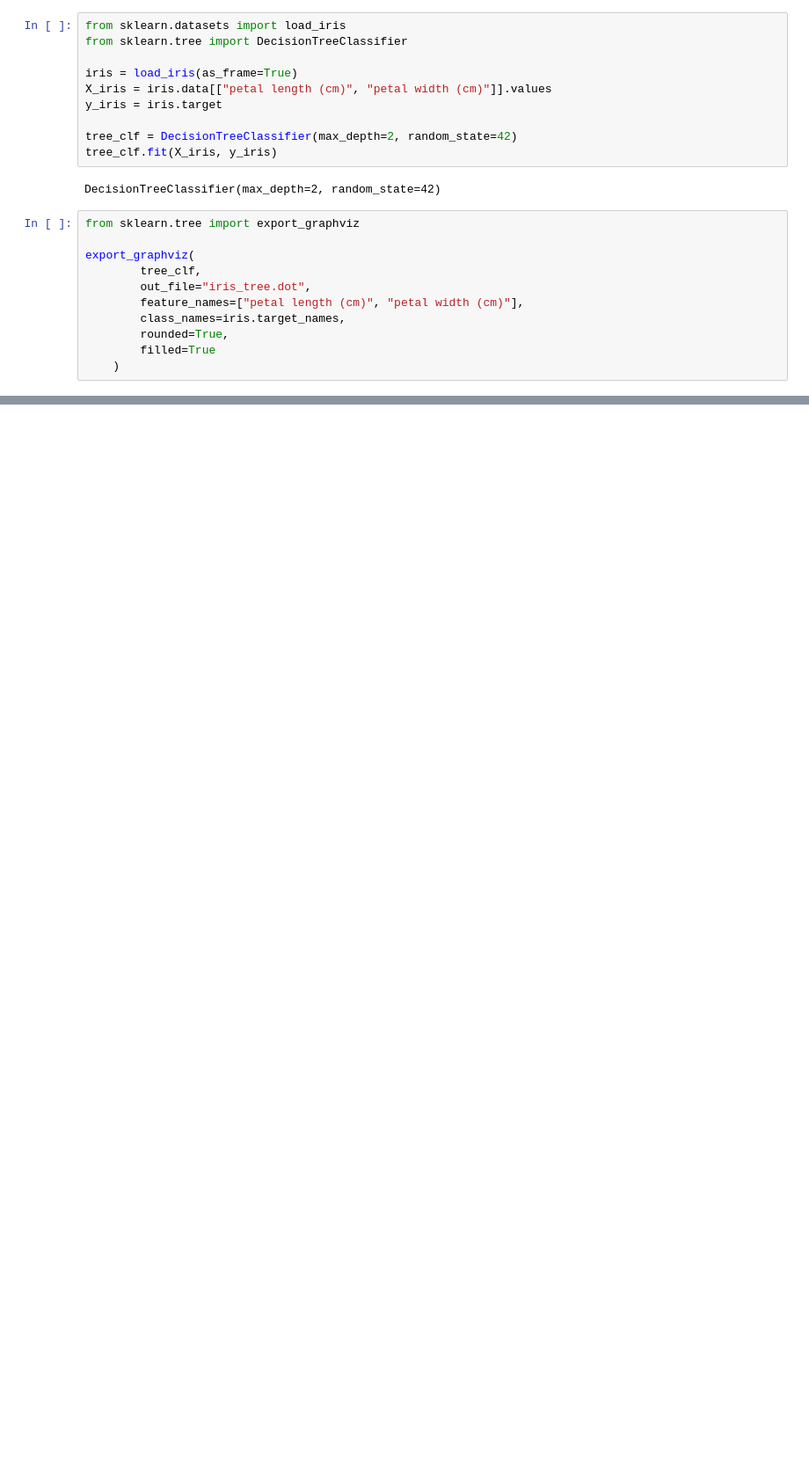
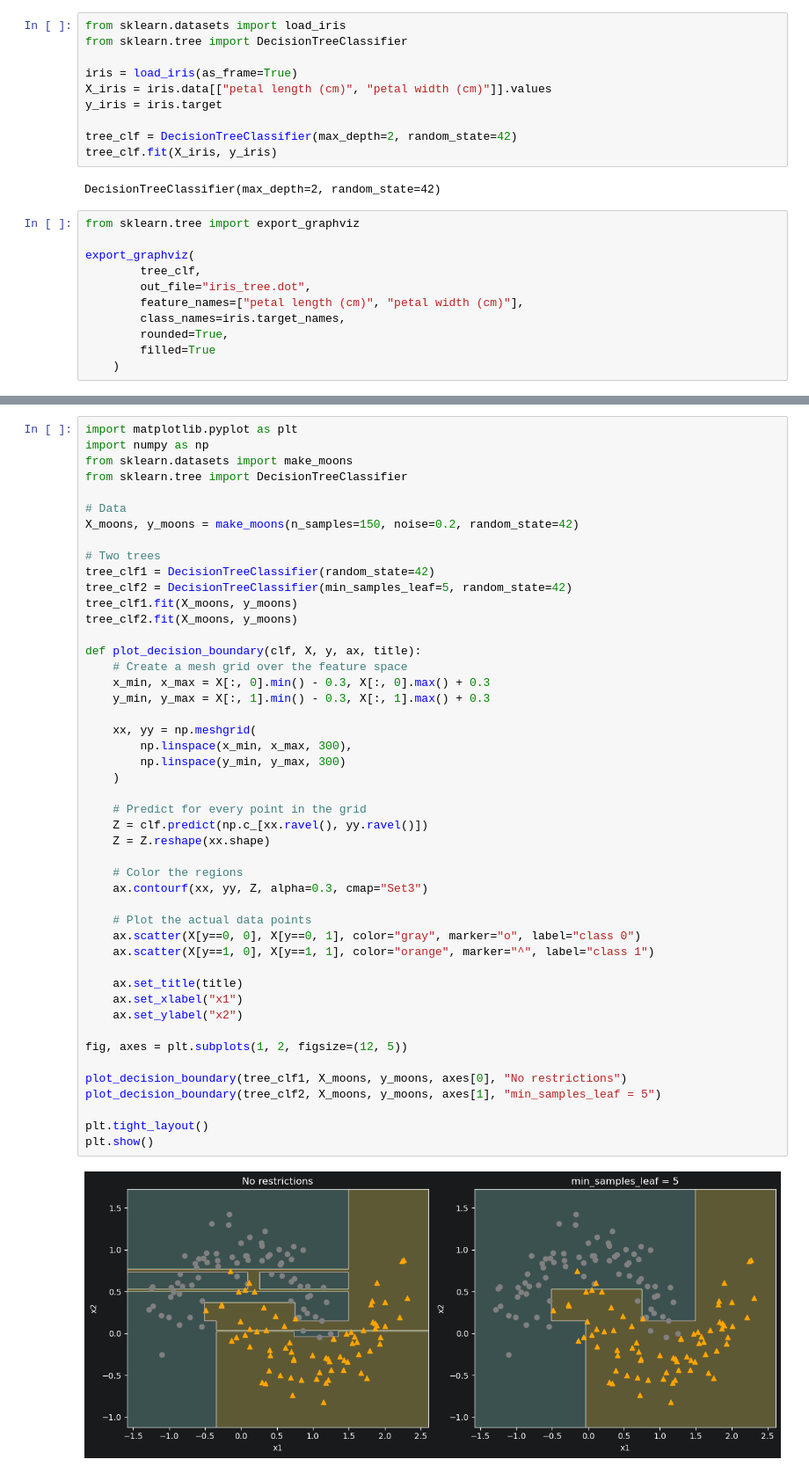
Before and after one commit to DenysLunhul/Hands_On_ML_scikit_learn_PyTorch, a Jupyter notebook: Chapter_5/Chapter_5.ipynb, the cells around one changed output, grey strips where cells are left out. Shown at 88% size. Saved outputs shown, nothing was run; the diff lists cells and outputs as text; blank space fills up the shorter version.

Commit message:
decision tree regularization

```diff
--- a/Chapter_5/Chapter_5.ipynb
+++ b/Chapter_5/Chapter_5.ipynb
@@ -29,0 +38,49 @@ Source.from_file("iris_tree.dot")
+# %%
+import matplotlib.pyplot as plt
+import numpy as np
+from sklearn.datasets import make_moons
+from sklearn.tree import DecisionTreeClassifier
+
+# Data
+X_moons, y_moons = make_moons(n_samples=150, noise=0.2, random_state=42)
+
+# Two trees
+tree_clf1 = DecisionTreeClassifier(random_state=42)
+tree_clf2 = DecisionTreeClassifier(min_samples_leaf=5, random_state=42)
+tree_clf1.fit(X_moons, y_moons)
+tree_clf2.fit(X_moons, y_moons)
+
+def plot_decision_boundary(clf, X, y, ax, title):
+    # Create a mesh grid over the feature space
+    x_min, x_max = X[:, 0].min() - 0.3, X[:, 0].max() + 0.3
+    y_min, y_max = X[:, 1].min() - 0.3, X[:, 1].max() + 0.3
+
+    xx, yy = np.meshgrid(
+        np.linspace(x_min, x_max, 300),
+        np.linspace(y_min, y_max, 300)
+    )
+
+    # Predict for every point in the grid
+    Z = clf.predict(np.c_[xx.ravel(), yy.ravel()])
+    Z = Z.reshape(xx.shape)
+
+    # Color the regions
+    ax.contourf(xx, yy, Z, alpha=0.3, cmap="Set3")
+
+    # Plot the actual data points
+    ax.scatter(X[y==0, 0], X[y==0, 1], color="gray", marker="o", label="class 0")
+    ax.scatter(X[y==1, 0], X[y==1, 1], color="orange", marker="^", label="class 1")
+
+    ax.set_title(title)
+    ax.set_xlabel("x1")
+    ax.set_ylabel("x2")
+
+fig, axes = plt.subplots(1, 2, figsize=(12, 5))
+
+plot_decision_boundary(tree_clf1, X_moons, y_moons, axes[0], "No restrictions")
+plot_decision_boundary(tree_clf2, X_moons, y_moons, axes[1], "min_samples_leaf = 5")
+
+plt.tight_layout()
+plt.show()
+# %% [output]
+[figure, added]
```
Also changed, not shown: parts of 3 cells of this notebook.
